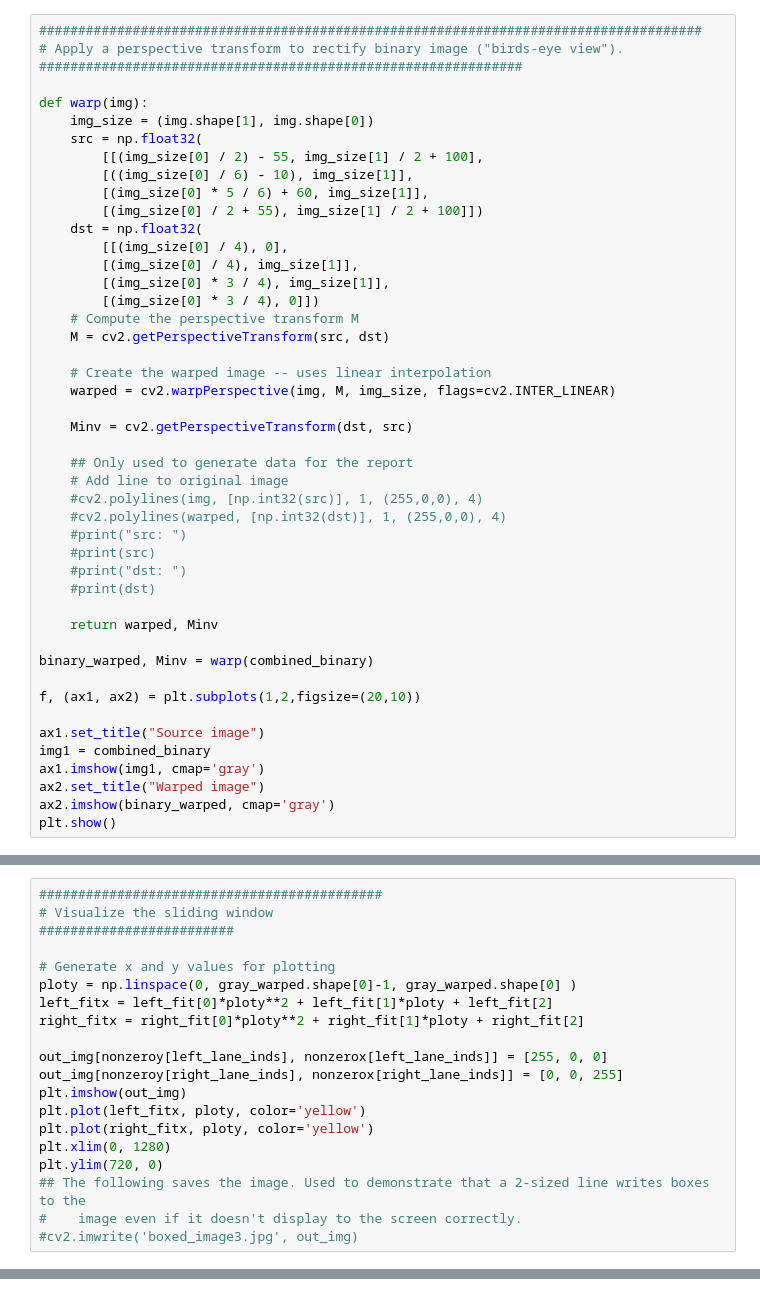
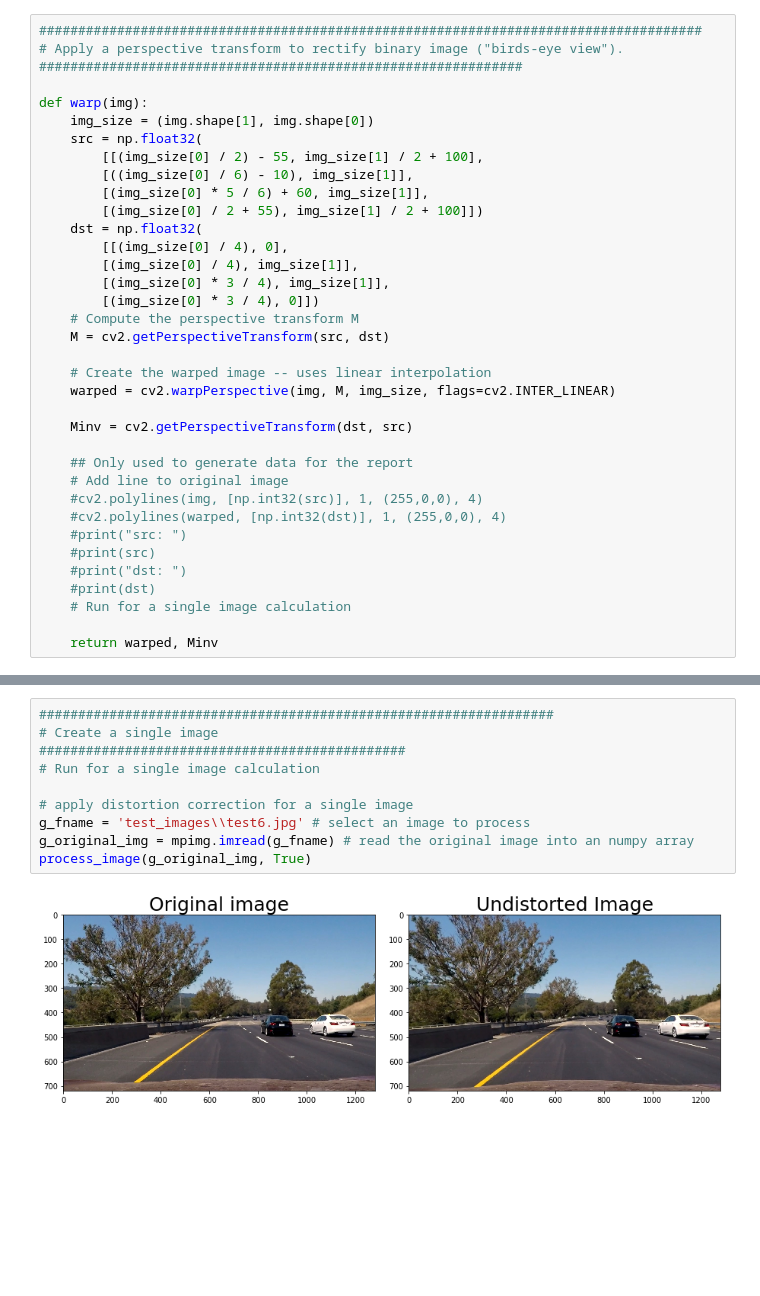
Before and after one commit to KenOverholt/CarND-Advanced-Lane-Lines, a Jupyter notebook: Advanced Lane Finding.ipynb, the cells around one changed output, grey strips where cells are left out. Saved outputs shown, nothing was run; the diff lists cells and outputs as text; blank space fills up the shorter version.

```diff
--- a/Advanced Lane Finding.ipynb
+++ b/Advanced Lane Finding.ipynb
@@ -263,16 +311,6 @@ def warp(img):
     #print(src)
     #print("dst: ")
     #print(dst)
+    # Run for a single image calculation
 
     return warped, Minv
-
-binary_warped, Minv = warp(combined_binary)
-
-f, (ax1, ax2) = plt.subplots(1,2,figsize=(20,10))
-
-ax1.set_title("Source image")
-img1 = combined_binary
-ax1.imshow(img1, cmap='gray')
-ax2.set_title("Warped image")
-ax2.imshow(binary_warped, cmap='gray')
-plt.show()
@@ -380,20 +429,0 @@ right_fit = np.polyfit(righty, rightx, 2)
-# %%
-############################################
-# Visualize the sliding window
-#########################
-
-# Generate x and y values for plotting
-ploty = np.linspace(0, gray_warped.shape[0]-1, gray_warped.shape[0] )
-left_fitx = left_fit[0]*ploty**2 + left_fit[1]*ploty + left_fit[2]
-right_fitx = right_fit[0]*ploty**2 + right_fit[1]*ploty + right_fit[2]
-
-out_img[nonzeroy[left_lane_inds], nonzerox[left_lane_inds]] = [255, 0, 0]
-out_img[nonzeroy[right_lane_inds], nonzerox[right_lane_inds]] = [0, 0, 255]
-plt.imshow(out_img)
-plt.plot(left_fitx, ploty, color='yellow')
-plt.plot(right_fitx, ploty, color='yellow')
-plt.xlim(0, 1280)
-plt.ylim(720, 0)
-## The following saves the image. Used to demonstrate that a 2-sized line writes boxes to the
-#    image even if it doesn't display to the screen correctly.
-#cv2.imwrite('boxed_image3.jpg', out_img)
@@ -480,0 +531,12 @@ for i in range(len(images)):
+# %%
+##################################################################
+# Create a single image
+###############################################
+# Run for a single image calculation
+
+# apply distortion correction for a single image
+g_fname = 'test_images\\test6.jpg' # select an image to process
+g_original_img = mpimg.imread(g_fname) # read the original image into an numpy array
+process_image(g_original_img, True)
+# %% [output]
+[figure, added]
```
Also changed, not shown: parts of 16 cells of this notebook, 4 other files.
